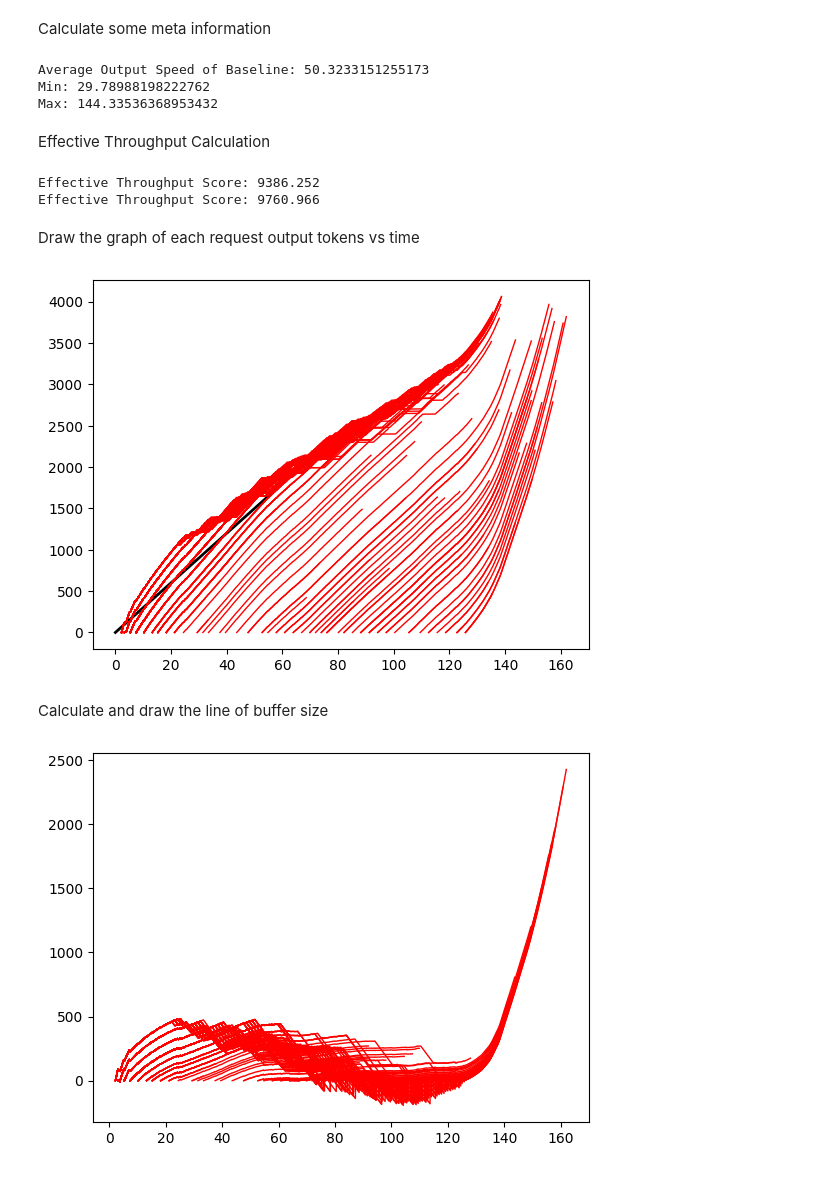
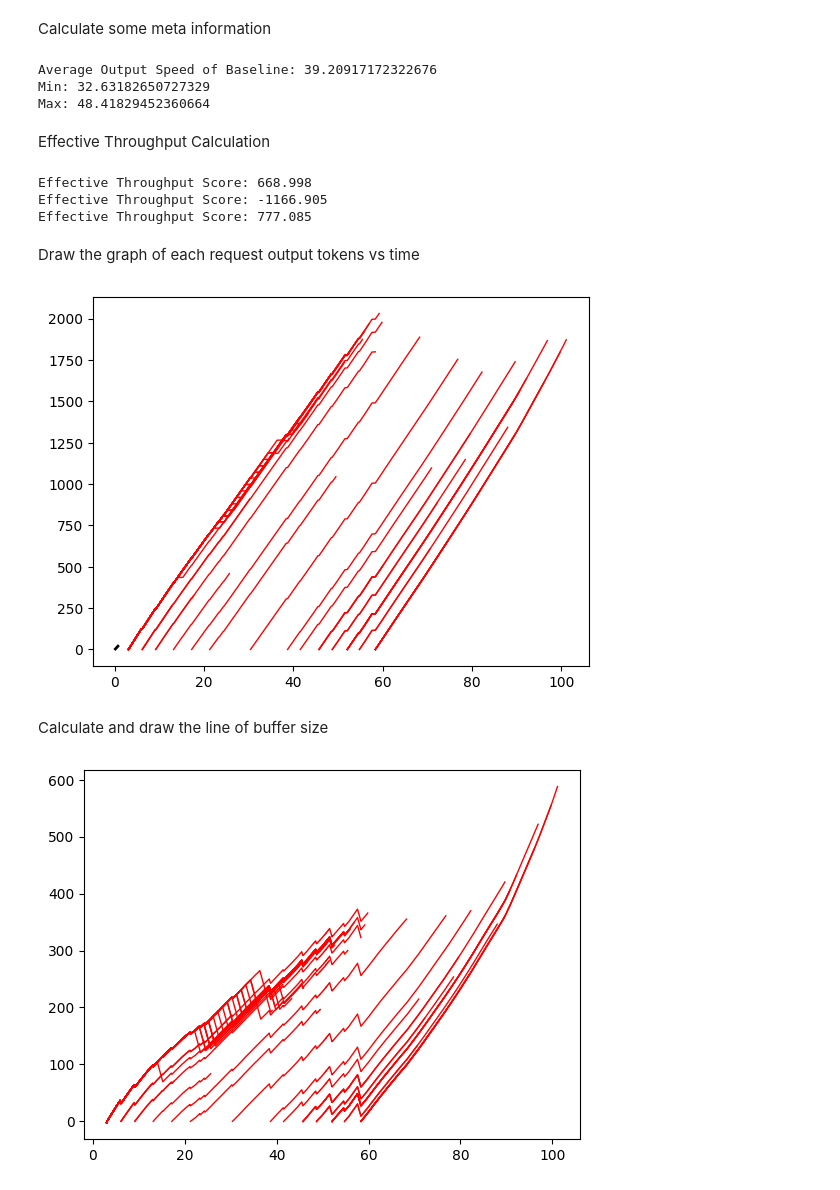
Before and after one commit to flyinglandlord/sglang, a Jupyter notebook: experiments.ipynb, the cells around one changed output. Drawn from its saved outputs; the diff is of its cells as text; code cells hidden in the pictures.

Commit message:
new effect thpt formula

```diff
--- a/experiments.ipynb
+++ b/experiments.ipynb
@@ -22,14 +22,23 @@ class RequestFuncOutput:
     prompt_len: int = 0
     error: str = ""
     output_len: int = 0
-    output_speed: int = 40
+    output_speed: int = 20
     buffer_size: List[float] = field(default_factory=list)
 
-with open('exp_result/benchmark_result_custom_burst400_all30.pkl', 'rb') as f:
+total_time_andes = 197.88
+with open('pkls/burst_andes_spd30_80_1024_1536.pkl', 'rb') as f:
+    outputs_andes = pickle.load(f)
+
+total_time = 101.15
+with open('pkls/burst_ours_spd30_80_1024_2048.pkl', 'rb') as f:
     outputs = pickle.load(f)
 
-with open('exp_result/benchmark_result_baseline_poisson300_rate5.pkl', 'rb') as f:
+total_time_baseline = 105.88
+with open('pkls/burst_sglang_80_1024_2048.pkl', 'rb') as f:
     outputs_baseline = pickle.load(f)
+
+for req_baseline, req in zip(outputs_baseline, outputs):
+    req_baseline.output_speed = req.output_speed
 # %% [markdown]
 Calculate some meta information
 # %%
@@ -41,9 +50,9 @@ print('Average Output Speed of Baseline:', sum(output_speed) / len(output_speed)
 print('Min:', min(output_speed))
 print('Max:', max(output_speed))
 # %% [output]
-Average Output Speed of Baseline: 50.3233151255173
-Min: 29.78988198222762
-Max: 144.33536368953432
+Average Output Speed of Baseline: 39.20917172322676
+Min: 32.63182650727329
+Max: 48.41829452360664
 # %% [markdown]
 Effective Throughput Calculation
 # %%
@@ -54,10 +63,11 @@ import numpy as np
 
 def compute_effective_throughput(requests: List[RequestFuncOutput],
                                  total_time: float,
-                                 lambda_ttft: float = 1.0,
-                                 mu_rebuffer: float = 1.0,
+                                 lambda_ttft: float = 0.0,
+                                 mu_rebuffer: float = 30.0,
                                  sim_resolution: float = 0.01,  # seconds per sim step
-                                 tao: float = 0.25
+                                 tau1: float = 0.1,
+                                 tau2: float = 0.2,
                                  ) -> float:
     all_scores = []
     for i, req in enumerate(requests):
@@ -103,55 +113,64 @@ def compute_effective_throughput(requests: List[RequestFuncOutput],
             buffer_virtual += 1
             buffer_virtual -= t * output_speed
             buffer_sizes.append(buffer_virtual)
-            if buffer_virtual < 0: buffer_virtual = 0
-            # weight = 1.0 if buffer_virtual <= 3 else max(0.0, 1.0 - 0.2 * (buffer_virtual - 3))
-            if buffer_virtual < req.output_len * tao:
-                weight = 1.0
+            if buffer_virtual < 0:
+                weight = buffer_virtual
+                buffer_virtual = 0
             else:
-                weight = 1.0 - buffer_virtual / (req.output_len - req.output_len * tao)
-            # weight = 1.0
+                # weight = 1.0 if buffer_virtual <= 3 else max(0.0, 1.0 - 0.2 * (buffer_virtual - 3))
+                avg_output_len = 2048
+                if buffer_virtual < avg_output_len * tau1:
+                    weight = 1.0
+                elif buffer_virtual > avg_output_len * tau2:
+                    weight = 0.0
+                else:
+                    weight = 1.0 - (buffer_virtual - avg_output_len * tau1) / (avg_output_len * (tau2 - tau1))
             usable_weights.append(weight)
-        score = sum(usable_weights) - lambda_ttft * ttft - mu_rebuffer * rebuffer_time
+        # print(rebuffer_time, end=' ')
+        score = sum(usable_weights) - lambda_ttft * ttft #- mu_rebuffer * rebuffer_time
         all_scores.append(score)
 
     return sum(all_scores) / total_time
 
-et_score = compute_effective_throughput(outputs_baseline, total_time=57.51)
+et_score = compute_effective_throughput(outputs_baseline, total_time=total_time_baseline)
 print(f"Effective Throughput Score: {et_score:.3f}")
-et_score = compute_effective_throughput(outputs, total_time=59.75)
+et_score = compute_effective_throughput(outputs_andes, total_time=total_time_andes)
 print(f"Effective Throughput Score: {et_score:.3f}")
+et_score = compute_effective_throughput(outputs, total_time=total_time)
+print(f"Effective Throughput Score: {et_score:.3f}")
 # %% [output]
-Effective Throughput Score: 9386.252
-Effective Throughput Score: 9760.966
+Effective Throughput Score: 668.998
+Effective Throughput Score: -1166.905
+Effective Throughput Score: 777.085
 # %% [markdown]
 Draw the graph of each request output tokens vs time
 # %%
 draw_target = outputs
 
-output = draw_target[0]
+output = draw_target[1]
 cum_itl = [0] + np.cumsum(output.itl)
 
 min_request_time = draw_target[0].request_time
 for i in range(len(draw_target)):
     min_request_time = min(min_request_time, draw_target[i].request_time)
 
 # reference lien of 20 token/s
 plt.plot(cum_itl, [30 * (x) for x in cum_itl], label='20 token/sec', color='black', linewidth=2)
 
 for i in range(len(draw_target)):
     output = draw_target[i]
     cum_itl = [0] + np.cumsum(output.itl)
     token_num = list(range(0, len(cum_itl)))
     if output.output_speed < 30:
         plt.plot((output.request_time - min_request_time) + output.ttft + cum_itl, token_num, color='blue', linewidth=1)
     else:
         plt.plot((output.request_time - min_request_time) + output.ttft + cum_itl, token_num, color='red', linewidth=1)
 # %% [output]
-[figure, old version]
+[figure, new version]
 # %% [markdown]
 Calculate and draw the line of buffer size
 # %%
-draw_target = outputs
+# draw_target = outputs_andes
 
 output = draw_target[0]
 cum_itl = [0] + np.cumsum(output.itl)
@@ -175,4 +194,4 @@ for i in range(len(draw_target)):
     else:
         plt.plot((output.request_time - min_request_time) + output.ttft + cum_itl, buffer_size[1:], color='red', linewidth=1)
 # %% [output]
-[figure, old version]
+[figure, new version]
```
